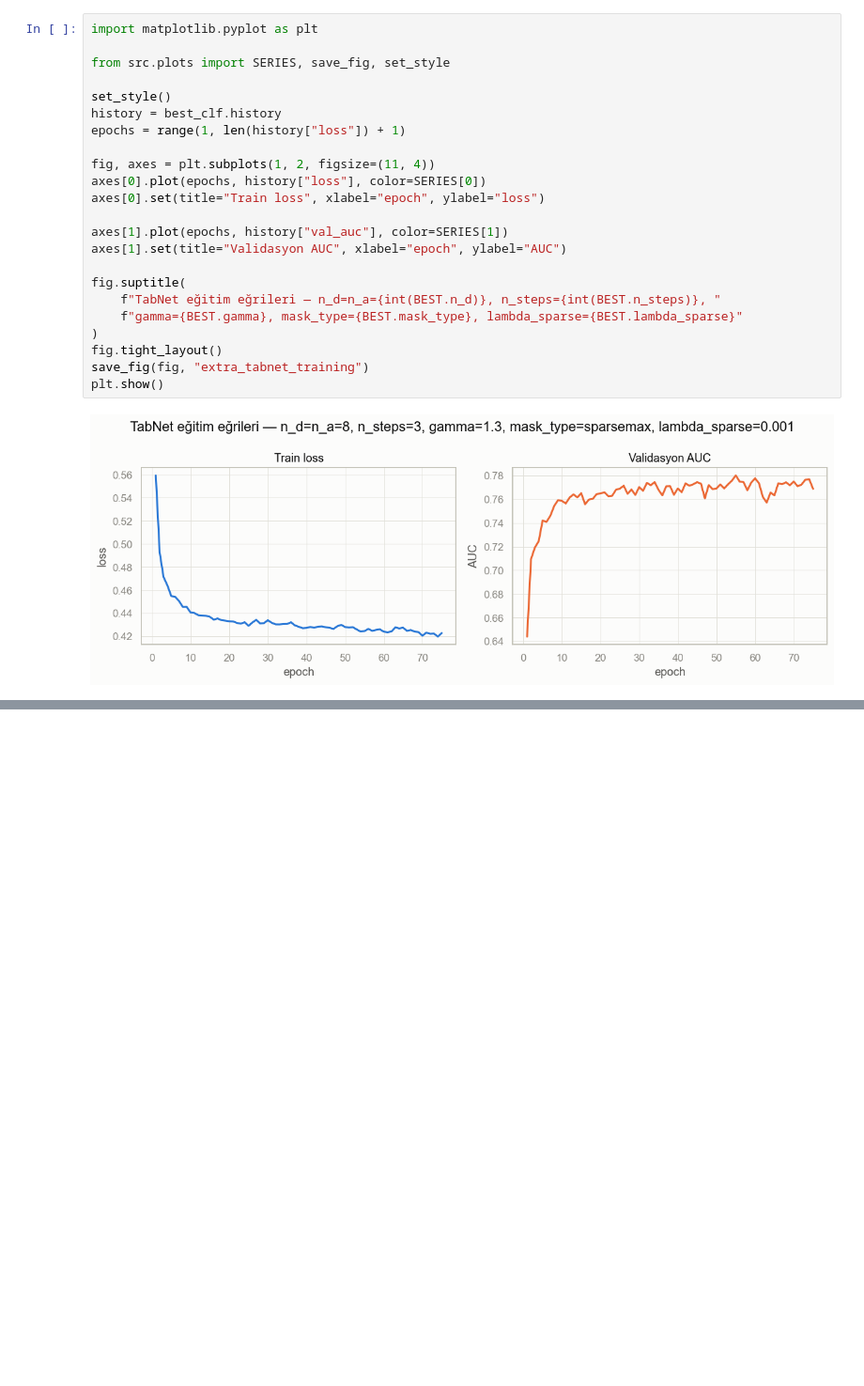
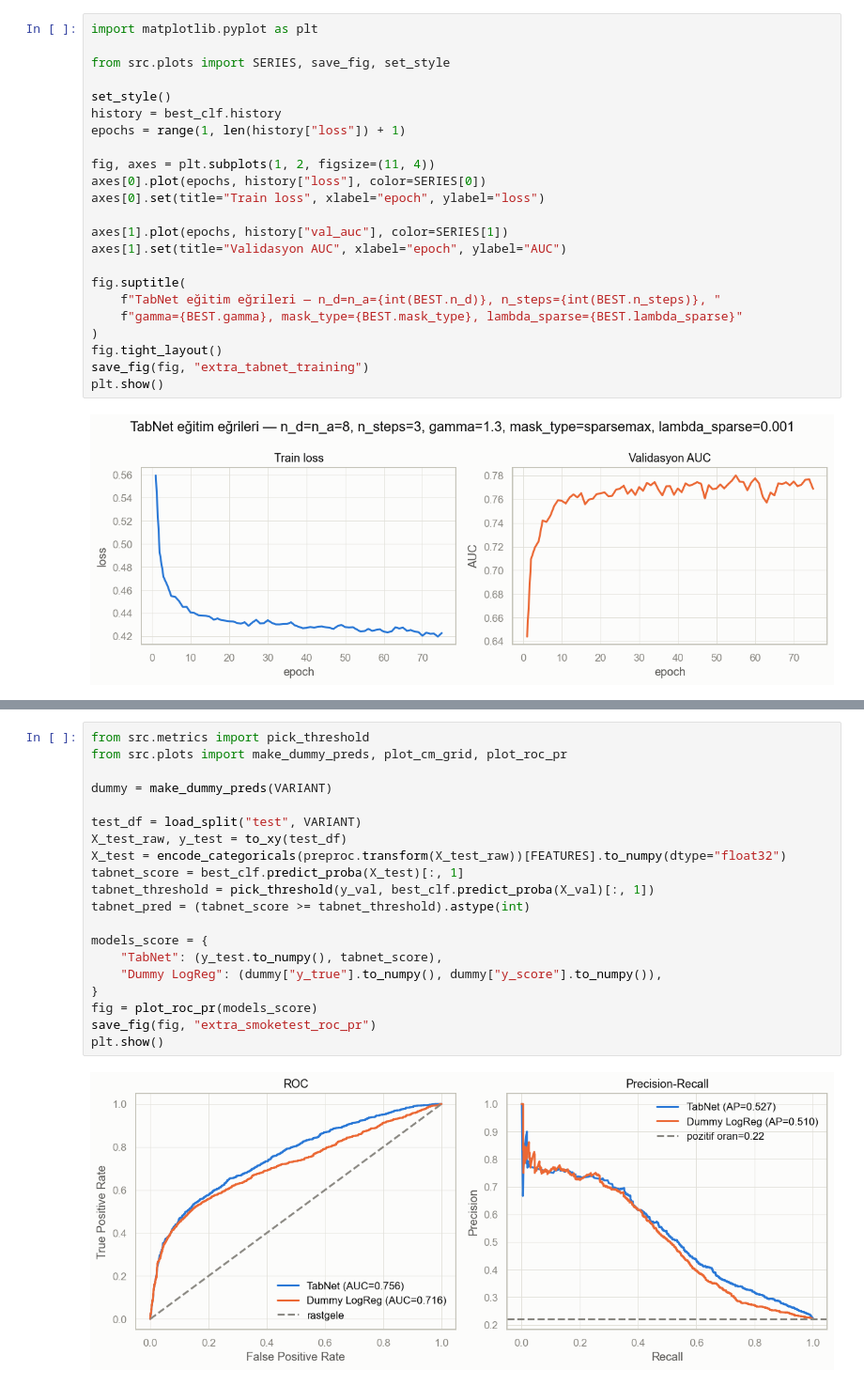
Before and after one commit to KamuranBey00/DataScienceProject, a Jupyter notebook: notebooks/04_tabnet.ipynb, the cells around one changed output, grey strips where cells are left out. Shown at 94% size. Cells and saved outputs as stored; diff of their text form; blank space fills up the shorter version.

```diff
--- a/notebooks/04_tabnet.ipynb
+++ b/notebooks/04_tabnet.ipynb
@@ -388,0 +398,22 @@ plt.show()
+# %%
+from src.metrics import pick_threshold
+from src.plots import make_dummy_preds, plot_cm_grid, plot_roc_pr
+
+dummy = make_dummy_preds(VARIANT)
+
+test_df = load_split("test", VARIANT)
+X_test_raw, y_test = to_xy(test_df)
+X_test = encode_categoricals(preproc.transform(X_test_raw))[FEATURES].to_numpy(dtype="float32")
+tabnet_score = best_clf.predict_proba(X_test)[:, 1]
+tabnet_threshold = pick_threshold(y_val, best_clf.predict_proba(X_val)[:, 1])
+tabnet_pred = (tabnet_score >= tabnet_threshold).astype(int)
+
+models_score = {
+    "TabNet": (y_test.to_numpy(), tabnet_score),
+    "Dummy LogReg": (dummy["y_true"].to_numpy(), dummy["y_score"].to_numpy()),
+}
+fig = plot_roc_pr(models_score)
+save_fig(fig, "extra_smoketest_roc_pr")
+plt.show()
+# %% [output]
+[figure, added]
```
Also changed, not shown: parts of 7 cells of this notebook, 8 other files.
